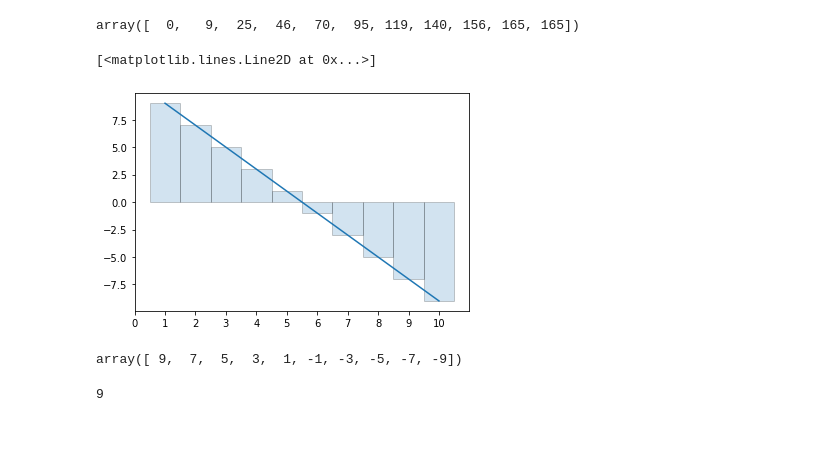
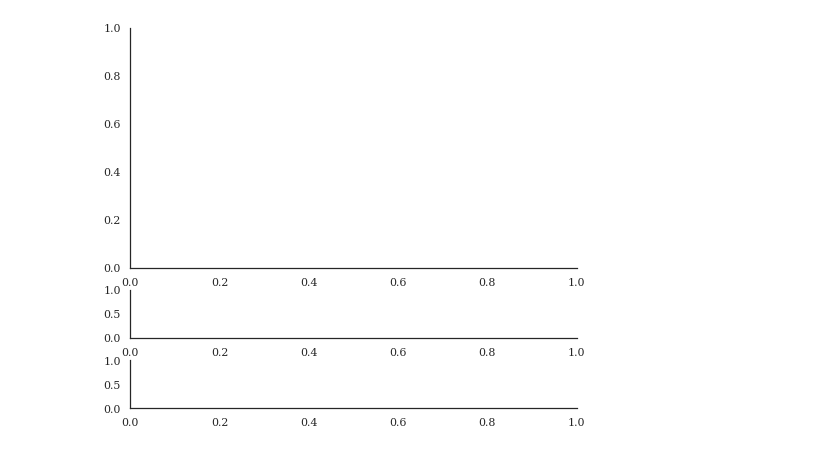
Before and after one commit to li-xin-yi/lctemplates, a Jupyter notebook: plots/diff-vs-prefix-sum.ipynb, the cells around one changed output. Saved outputs shown, nothing was run; the diff lists cells and outputs as text; code cells hidden in the pictures.

Commit message:
plot

```diff
--- a/plots/diff-vs-prefix-sum.ipynb
+++ b/plots/diff-vs-prefix-sum.ipynb
@@ -2,3 +2,7 @@
 import numpy as np
 import matplotlib.pyplot as plt
 import seaborn as sns
+from matplotlib.collections import PatchCollection
+from matplotlib.patches import Rectangle
+custom_params = {"axes.spines.right": False, "axes.spines.top": False}
+sns.set(style="white", font="serif", rc=custom_params)
@@ -26,19 +37,4 @@ plt.plot(X,Y)
-# %%
-np.cumsum(nums)
-# %% [output]
-array([  0,   9,  25,  46,  70,  95, 119, 140, 156, 165, 165])
-# %%
-plt.bar(idx[1:],diff,width=1,align='center',alpha = 0.2,ec='black')
-plt.xticks(idx,idx)
-plt.plot(idx[1:],diff)
-# %% [output]
-[<matplotlib.lines.Line2D at 0x...>]
-[figure, removed]
-# %%
-diff
-# %% [output]
-array([ 9,  7,  5,  3,  1, -1, -3, -5, -7, -9])
-# %%
-len(np.arange(1,10))
-# %% [output]
-9
+# %%
+fig,axes = plt.subplots(3,1,figsize=(8,7),gridspec_kw={'height_ratios': [5,1,1]})
+# %% [output]
+[figure, added]
```
Also changed, not shown: parts of 30 cells of this notebook, 4 other files.
